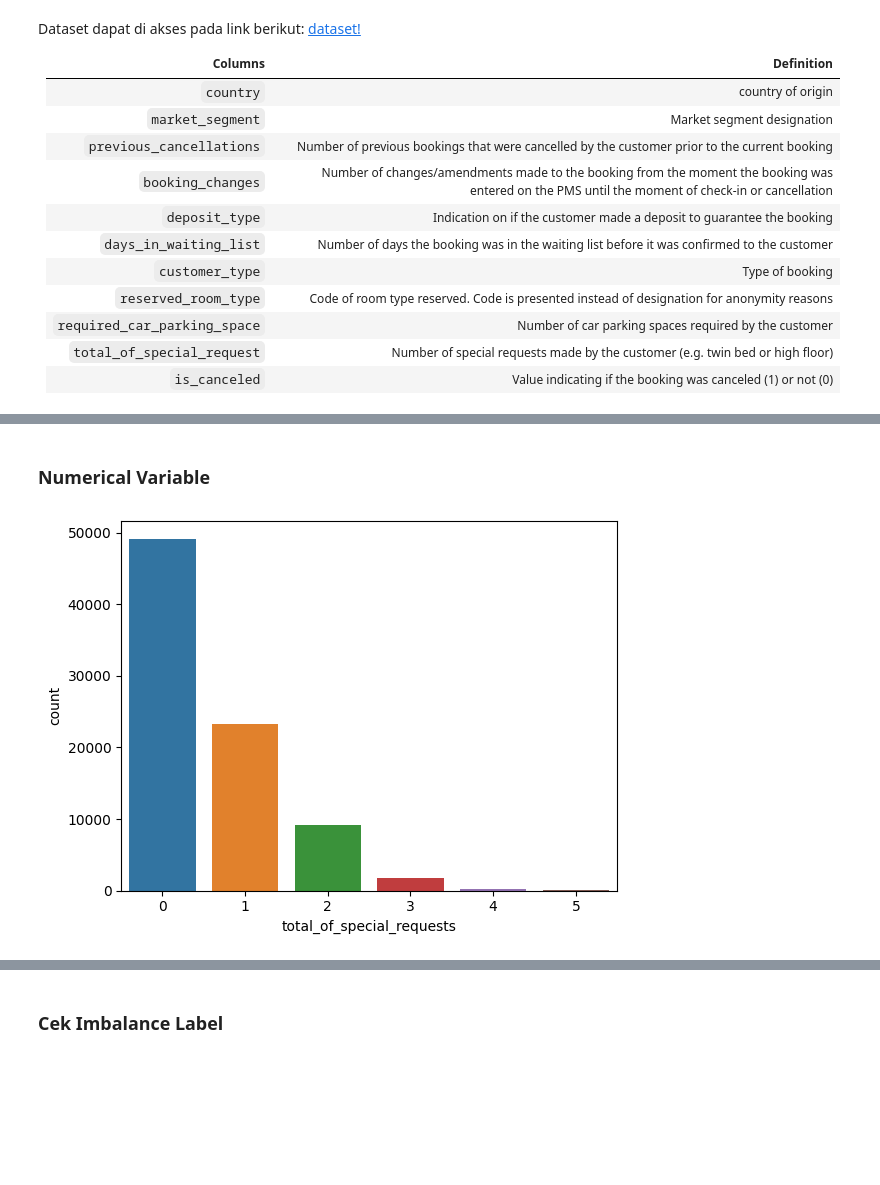
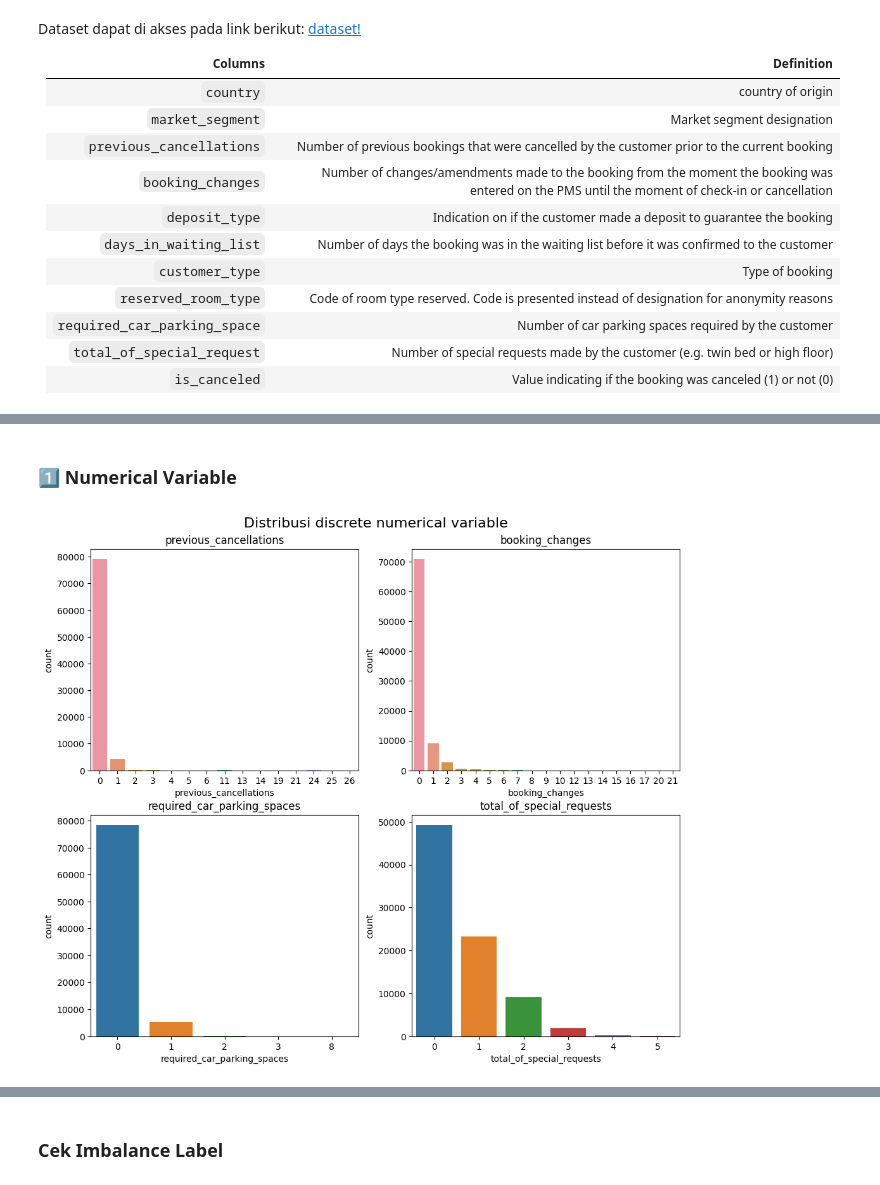
Before and after one commit to fnkhairudin/Hotel-Booking-Demand, a Jupyter notebook: notebooks/1.0-fnk-machine-learning.ipynb, the cells around one changed output, grey strips where cells are left out. Drawn from its saved outputs; the diff is of its cells as text; code cells hidden in the pictures; blank space fills up the shorter version.

Commit message:
update data understanding

```diff
--- a/notebooks/1.0-fnk-machine-learning.ipynb
+++ b/notebooks/1.0-fnk-machine-learning.ipynb
@@ -185,6 +192,11 @@ Jumlah baris dan kolom: 83573 baris dan 11 kolom
 # %% [markdown]
-### Numerical Variable
+### 1️⃣ Numerical Variable
-# %%
-sns.countplot(data, x='total_of_special_requests');
-# %% [output]
-[figure, removed]
+# %%
+# 'days_in_waiting_list',
+
+# cek distribusi data numerical
+num_cols = ['previous_cancellations', 'booking_changes', 'required_car_parking_spaces', 'total_of_special_requests']
+
+fnk.countplots_custom(data, num_cols, rows=2, cols=2, suptitle="Distribusi discrete numerical variable", size=(12,10))
+# %% [output]
+[figure, added]
```
Also changed, not shown: parts of 23 cells of this notebook, 1 other file.
